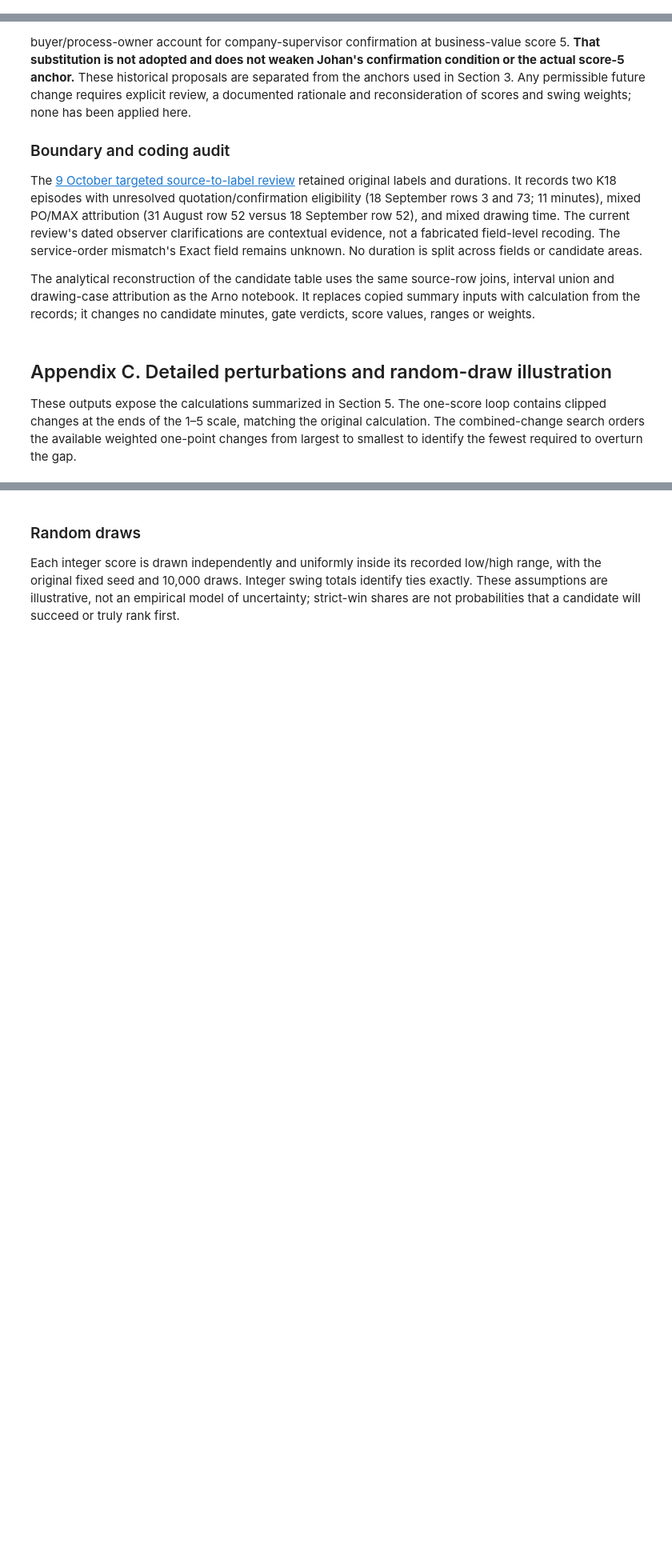
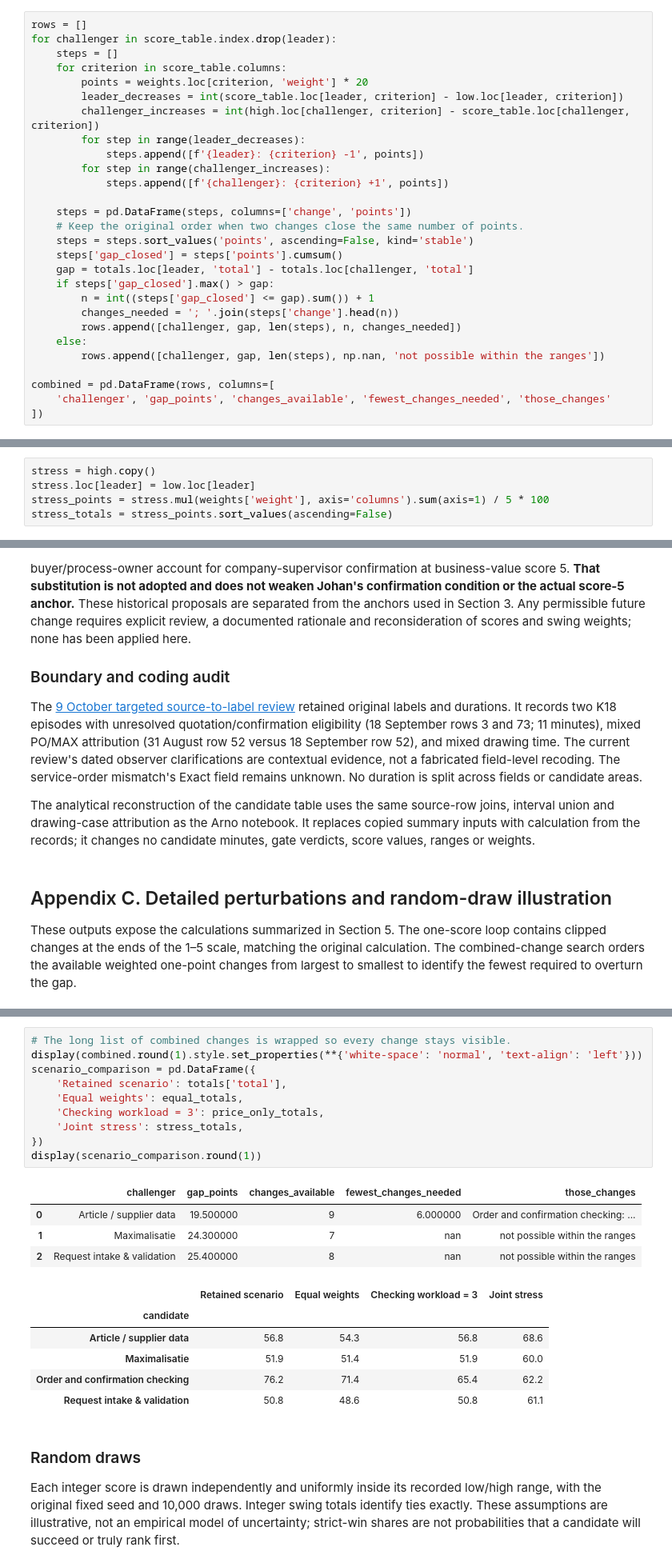
Before and after one commit to Luuuuuig/Bachelor-End-Project, a Jupyter notebook: Focal_Case_Selection_2026-10-07.ipynb, the cells around one changed output, grey strips where cells are left out. Shown at 80% size. Saved outputs shown, nothing was run; the diff lists cells and outputs as text; blank space fills up the shorter version.

```diff
--- a/Focal_Case_Selection_2026-10-07.ipynb
+++ b/Focal_Case_Selection_2026-10-07.ipynb
@@ -638,0 +664,28 @@ display(robustness_summary.set_index("Check"))
+# %%
+rows = []
+for challenger in score_table.index.drop(leader):
+    steps = []
+    for criterion in score_table.columns:
+        points = weights.loc[criterion, 'weight'] * 20
+        leader_decreases = int(score_table.loc[leader, criterion] - low.loc[leader, criterion])
+        challenger_increases = int(high.loc[challenger, criterion] - score_table.loc[challenger, criterion])
+        for step in range(leader_decreases):
+            steps.append([f'{leader}: {criterion} -1', points])
+        for step in range(challenger_increases):
+            steps.append([f'{challenger}: {criterion} +1', points])
+
+    steps = pd.DataFrame(steps, columns=['change', 'points'])
+    # Keep the original order when two changes close the same number of points.
+    steps = steps.sort_values('points', ascending=False, kind='stable')
+    steps['gap_closed'] = steps['points'].cumsum()
+    gap = totals.loc[leader, 'total'] - totals.loc[challenger, 'total']
+    if steps['gap_closed'].max() > gap:
+        n = int((steps['gap_closed'] <= gap).sum()) + 1
+        changes_needed = '; '.join(steps['change'].head(n))
+        rows.append([challenger, gap, len(steps), n, changes_needed])
+    else:
+        rows.append([challenger, gap, len(steps), np.nan, 'not possible within the ranges'])
+
+combined = pd.DataFrame(rows, columns=[
+    'challenger', 'gap_points', 'changes_available', 'fewest_changes_needed', 'those_changes'
+])
@@ -638,0 +696,5 @@ display(robustness_summary.set_index("Check"))
+# %%
+stress = high.copy()
+stress.loc[leader] = low.loc[leader]
+stress_points = stress.mul(weights['weight'], axis='columns').sum(axis=1) / 5 * 100
+stress_totals = stress_points.sort_values(ascending=False)
@@ -883,3 +972,24 @@ display(pd.concat([totals["total"].rename("Retained scenario"), equal_totals.ren
+# %%
+# The long list of combined changes is wrapped so every change stays visible.
+display(combined.round(1).style.set_properties(**{'white-space': 'normal', 'text-align': 'left'}))
+scenario_comparison = pd.DataFrame({
+    'Retained scenario': totals['total'],
+    'Equal weights': equal_totals,
+    'Checking workload = 3': price_only_totals,
+    'Joint stress': stress_totals,
+})
+display(scenario_comparison.round(1))
+# %% [output]
+|  | challenger | gap_points | changes_available | fewest_changes_needed | those_changes |
+| 0 | Article / supplier data | 19.500000 | 9 | 6.000000 | Order and confirmation checking: ... |
+| 1 | Maximalisatie | 24.300000 | 7 | nan | not possible within the ranges |
+| 2 | Request intake & validation | 25.400000 | 8 | nan | not possible within the ranges |
+|  | Retained scenario | Equal weights | Checking workload = 3 | Joint stress |
+| candidate |  |  |  |  |
+| Article / supplier data | 56.8 | 54.3 | 56.8 | 68.6 |
+| Maximalisatie | 51.9 | 51.4 | 51.9 | 60.0 |
+| Order and confirmation checking | 76.2 | 71.4 | 65.4 | 62.2 |
+| Request intake & validation | 50.8 | 48.6 | 50.8 | 61.1 |
 # %% [markdown]
 ### Random draws
 
```
Also changed, not shown: parts of 52 cells of this notebook, 1 other file.
